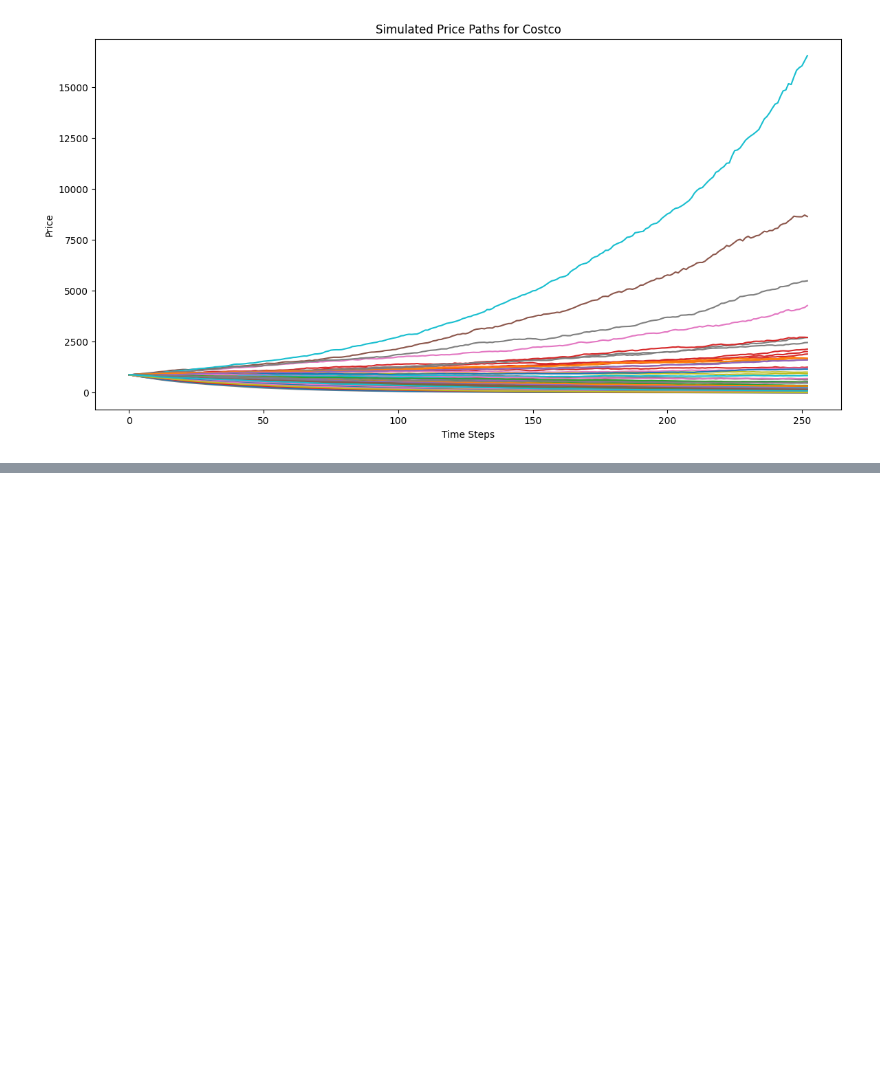
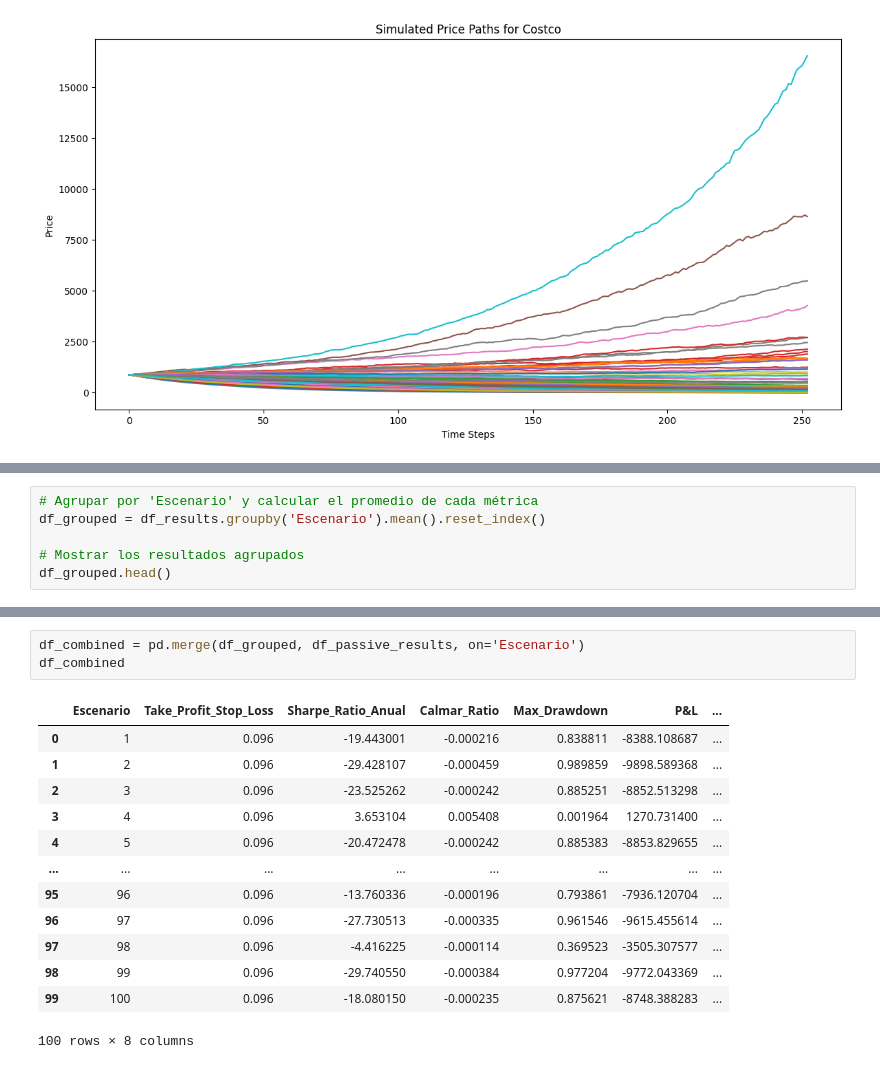
Before and after one commit to pmonroys/Trading, a Jupyter notebook: Proyecto 3/003 Generative Adversarial Networks.ipynb, the cells around one changed output, grey strips where cells are left out. Cells and saved outputs as stored; diff of their text form; blank space fills up the shorter version.

```diff
--- a/Proyecto 3/Proyecto Trading 3 GANS Principal.ipynb
+++ b/Proyecto 3/003 Generative Adversarial Networks.ipynb
@@ -281,0 +353,6 @@ for pos in positions:
+# %%
+# Agrupar por 'Escenario' y calcular el promedio de cada métrica
+df_grouped = df_results.groupby('Escenario').mean().reset_index()
+
+# Mostrar los resultados agrupados
+df_grouped.head()
@@ -281,0 +402,17 @@ for pos in positions:
+# %%
+df_combined = pd.merge(df_grouped, df_passive_results, on='Escenario')
+df_combined
+# %% [output]
+|  | Escenario | Take_Profit_Stop_Loss | Sharpe_Ratio_Anual | Calmar_Ratio | Max_Drawdown | P&L | ... |
+| 0 | 1 | 0.096 | -19.443001 | -0.000216 | 0.838811 | -8388.108687 | ... |
+| 1 | 2 | 0.096 | -29.428107 | -0.000459 | 0.989859 | -9898.589368 | ... |
+| 2 | 3 | 0.096 | -23.525262 | -0.000242 | 0.885251 | -8852.513298 | ... |
+| 3 | 4 | 0.096 | 3.653104 | 0.005408 | 0.001964 | 1270.731400 | ... |
+| 4 | 5 | 0.096 | -20.472478 | -0.000242 | 0.885383 | -8853.829655 | ... |
+| ... | ... | ... | ... | ... | ... | ... | ... |
+| 95 | 96 | 0.096 | -13.760336 | -0.000196 | 0.793861 | -7936.120704 | ... |
+| 96 | 97 | 0.096 | -27.730513 | -0.000335 | 0.961546 | -9615.455614 | ... |
+| 97 | 98 | 0.096 | -4.416225 | -0.000114 | 0.369523 | -3505.307577 | ... |
+| 98 | 99 | 0.096 | -29.740550 | -0.000384 | 0.977204 | -9772.043369 | ... |
+| 99 | 100 | 0.096 | -18.080150 | -0.000235 | 0.875621 | -8748.388283 | ... |
+100 rows × 8 columns
```
Also changed, not shown: parts of 18 cells of this notebook.
